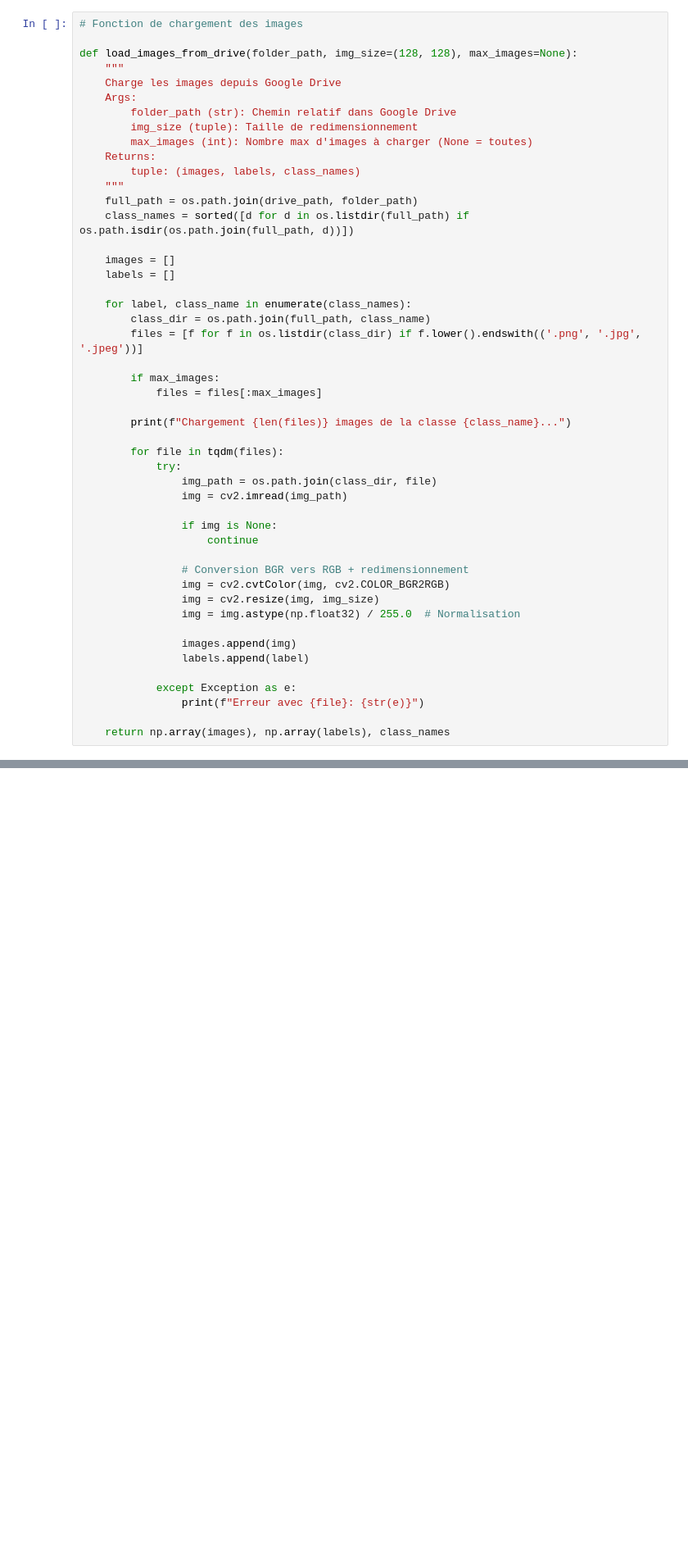
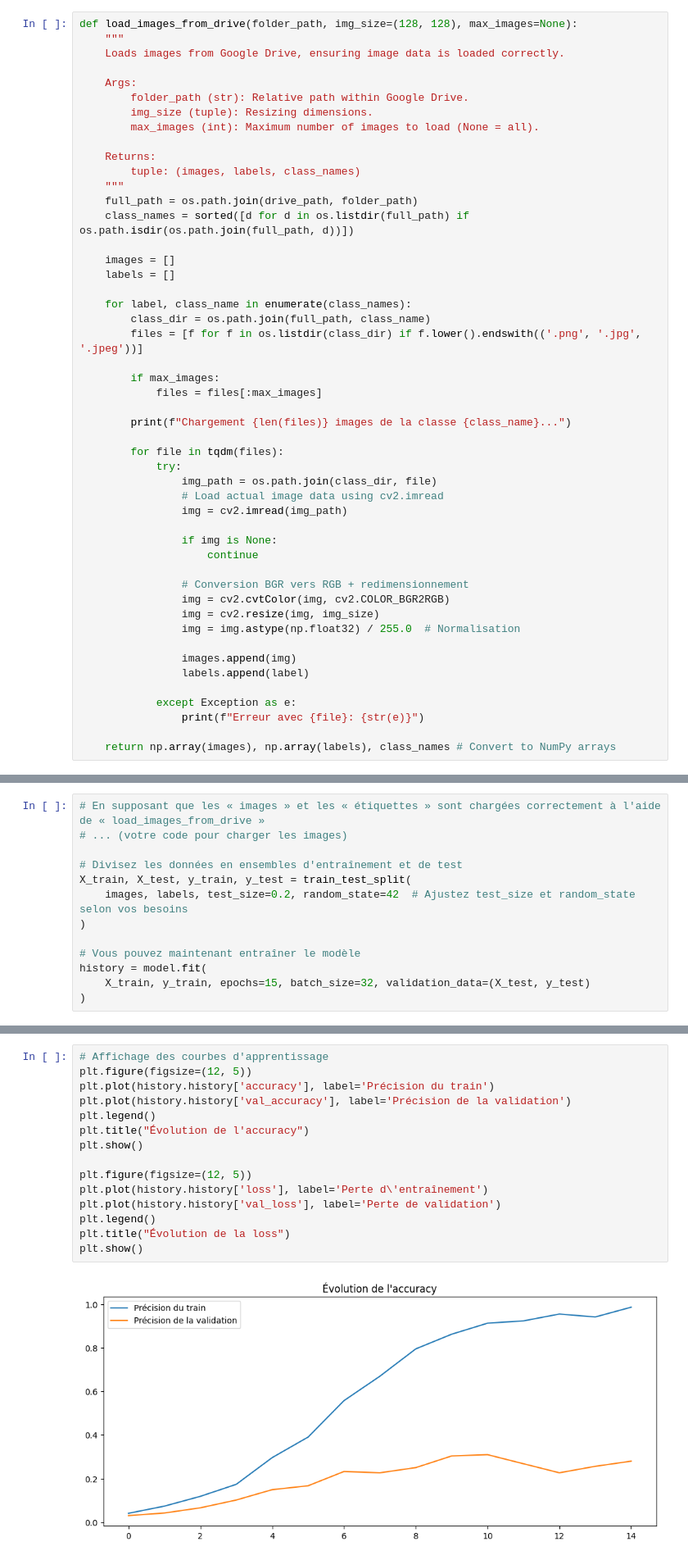
Before and after one commit to AbouCamara/IA-FORCE-N, a Jupyter notebook: Système_de_Classification_d'images_de_cultures_agricoles.ipynb, the cells around one changed output, grey strips where cells are left out. Shown at 82% size. Saved outputs shown, nothing was run; the diff lists cells and outputs as text; blank space fills up the shorter version.

```diff
--- a/Système_de_Classification_d'images_de_cultures_agricoles.ipynb
+++ b/Système_de_Classification_d'images_de_cultures_agricoles.ipynb
@@ -65,13 +67,13 @@ drive_path = '/content/drive/MyDrive/Data/extracted_files/Agricultural-crops'
 # %%
-# Fonction de chargement des images
-
 def load_images_from_drive(folder_path, img_size=(128, 128), max_images=None):
     """
-    Charge les images depuis Google Drive
+    Loads images from Google Drive, ensuring image data is loaded correctly.
+
     Args:
-        folder_path (str): Chemin relatif dans Google Drive
-        img_size (tuple): Taille de redimensionnement
-        max_images (int): Nombre max d'images à charger (None = toutes)
+        folder_path (str): Relative path within Google Drive.
+        img_size (tuple): Resizing dimensions.
+        max_images (int): Maximum number of images to load (None = all).
+
     Returns:
         tuple: (images, labels, class_names)
     """
@@ -93,6 +95,7 @@ def load_images_from_drive(folder_path, img_size=(128, 128), max_images=None):
         for file in tqdm(files):
             try:
                 img_path = os.path.join(class_dir, file)
+                # Load actual image data using cv2.imread
                 img = cv2.imread(img_path)
 
                 if img is None:
@@ -109,7 +112,7 @@ def load_images_from_drive(folder_path, img_size=(128, 128), max_images=None):
             except Exception as e:
                 print(f"Erreur avec {file}: {str(e)}")
 
-    return np.array(images), np.array(labels), class_names
+    return np.array(images), np.array(labels), class_names # Convert to NumPy arrays
 # %% [markdown]
 # **Augmentation de données**
 # %%
@@ -352,0 +371,13 @@ Solutions possibles:
+# %%
+# En supposant que les « images » et les « étiquettes » sont chargées correctement à l'aide de « load_images_from_drive »
+# ... (votre code pour charger les images)
+
+# Divisez les données en ensembles d'entraînement et de test
+X_train, X_test, y_train, y_test = train_test_split(
+    images, labels, test_size=0.2, random_state=42  # Ajustez test_size et random_state selon vos besoins
+)
+
+# Vous pouvez maintenant entraîner le modèle
+history = model.fit(
+    X_train, y_train, epochs=15, batch_size=32, validation_data=(X_test, y_test)
+)
@@ -352,0 +402,17 @@ Solutions possibles:
+# %%
+# Affichage des courbes d'apprentissage
+plt.figure(figsize=(12, 5))
+plt.plot(history.history['accuracy'], label='Précision du train')
+plt.plot(history.history['val_accuracy'], label='Précision de la validation')
+plt.legend()
+plt.title("Évolution de l'accuracy")
+plt.show()
+
+plt.figure(figsize=(12, 5))
+plt.plot(history.history['loss'], label='Perte d\'entraînement')
+plt.plot(history.history['val_loss'], label='Perte de validation')
+plt.legend()
+plt.title("Évolution de la loss")
+plt.show()
+# %% [output]
+[figure, added]
```
Also changed, not shown: parts of 28 cells of this notebook.
